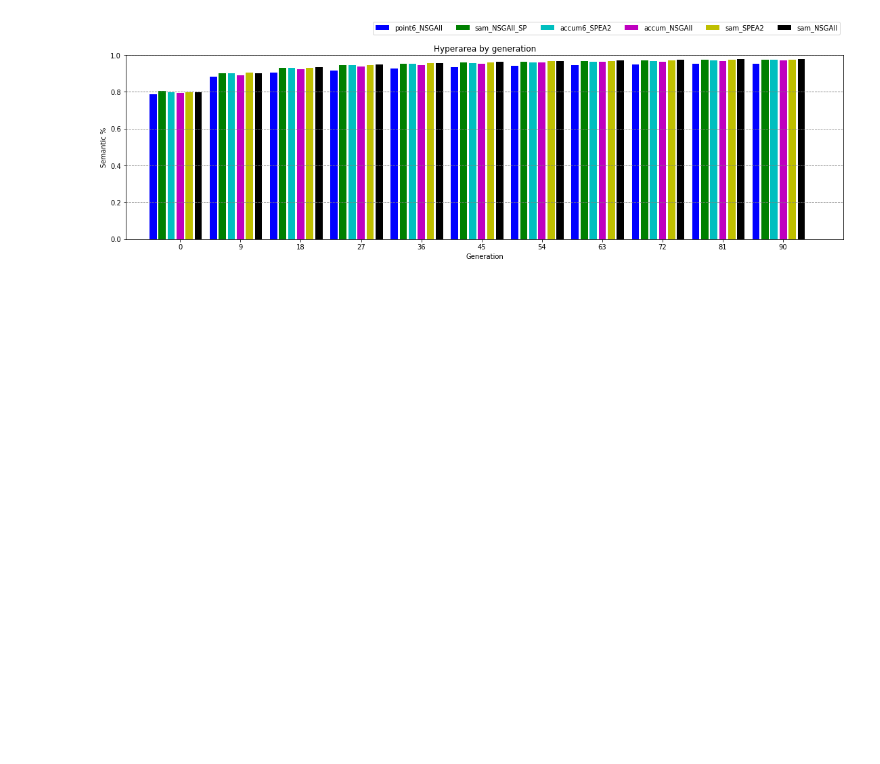
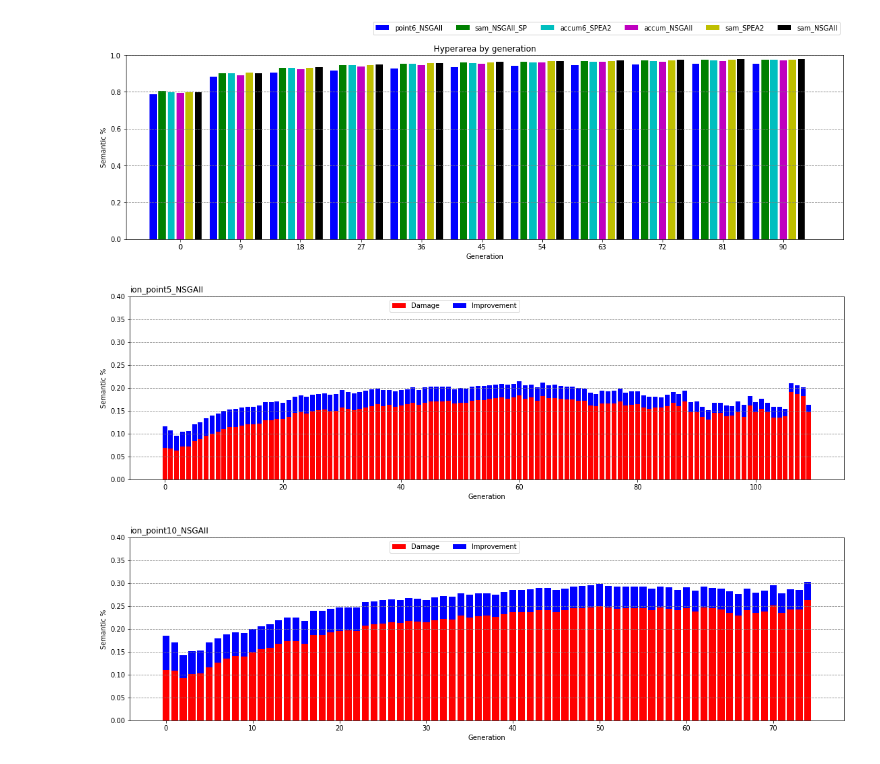
Before and after one commit to 33fred33/Generic_EA, a Jupyter notebook: debugger_notebook.ipynb, the cells around one changed output. Saved outputs shown, nothing was run; the diff lists cells and outputs as text; code cells hidden in the pictures; blank space fills up the shorter version.

```diff
--- a/debugger_notebook.ipynb
+++ b/debugger_notebook.ipynb
@@ -744,3 +744,67 @@ plt.xticks(list(range(n_gens)),gens)
 plt.show()
 # %% [output]
 [figure]
+# %%
+import pandas as pd
+import statistics as stat
+import os
+import matplotlib.pyplot as plt
+from collections import defaultdict
+import numpy as np
+
+#Definition
+split_paths = {0:["outputs","ion_point5_NSGAII_2021_05_11-19_20_13"]
+            ,1:["outputs","ion_point10_NSGAII_2021_05_11-19_23_39"]
+
+              }
+exp_names = [x[1].split("_2021")[0].split("ion_")[1] for x in split_paths.values()]
+trials = 30
+
+
+file_name = "Gen_logs.csv"
+gen_logs = {}
+for k,path in split_paths.items():
+    trial_g_logs = {}
+    for trial in range(trials):
+        file_path = os.path.join(*path,str(trial),file_name)
+        trial_g_logs[trial] = pd.read_csv(file_path)
+    gen_logs[k] = trial_g_logs
+
+#Aggregate by gen
+semantic_damage_bars = defaultdict(lambda: [])
+for exp_id,trial_g_log in gen_logs.items():
+    damage = defaultdict(lambda: [])
+    improvement = defaultdict(lambda: [])
+    hyperarea = defaultdict(lambda: [])
+    for trial in range(trials):
+        gen_log = trial_g_log[trial]
+        for gen in range(max(gen_log["Gen"])):
+            damage[gen].append(list(gen_log.loc[gen_log["Gen"]==gen,"Avg_damaged_semantics_from_parent"])[0])
+            improvement[gen].append(list(gen_log.loc[gen_log["Gen"]==gen,"Avg_improved_semantics_from_parent"])[0])
+            hyperarea[gen].append(list(gen_log.loc[gen_log["Gen"]==gen,"Hyperarea"])[0])
+    for gen in damage.keys():
+        damage_mean = stat.mean(damage[gen])
+        improvement_mean = stat.mean(improvement[gen])
+        hyperarea_mean = stat.mean(hyperarea[gen])
+        semantic_damage_bars[exp_id].append([gen,damage_mean,improvement_mean,hyperarea_mean])
+
+
+
+orig_semantic_damage_bars = semantic_damage_bars
+semantic_damage_bars = {k:np.array(a).T.tolist() for k,a in semantic_damage_bars.items()}
+
+for i in [0,1]:#range(len(semantic_damage_bars)):
+    fig, ax = plt.subplots(1, figsize=(19, 5))
+    plt.bar(semantic_damage_bars[i][0], semantic_damage_bars[i][1], color='red')
+    plt.bar(semantic_damage_bars[i][0], semantic_damage_bars[i][2], bottom = semantic_damage_bars[i][1], color='blue')
+    plt.title(split_paths[i][1].split("_2021")[0], loc='left')
+    plt.legend(["Damage","Improvement"], bbox_to_anchor=([0.55, 1, 0, 0]), ncol=2, frameon=True)
+    plt.xlabel('Generation')
+    plt.ylabel('Semantic %')
+    ax.yaxis.grid(color='gray', linestyle='dashed')
+    plt.ylim(0,0.4)
+
+    plt.show()
+# %% [output]
+[figure, added]
+[figure, added]
```
Also changed, not shown: parts of 1 cell of this notebook, 1 other file.
